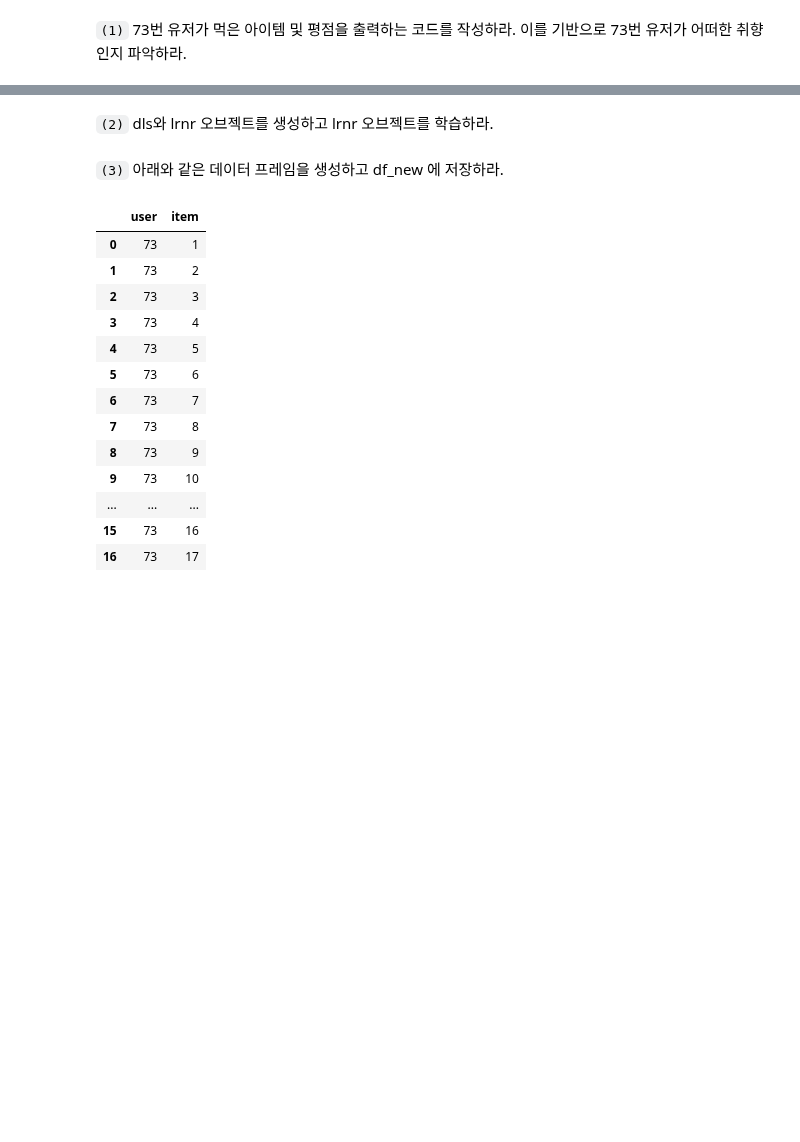
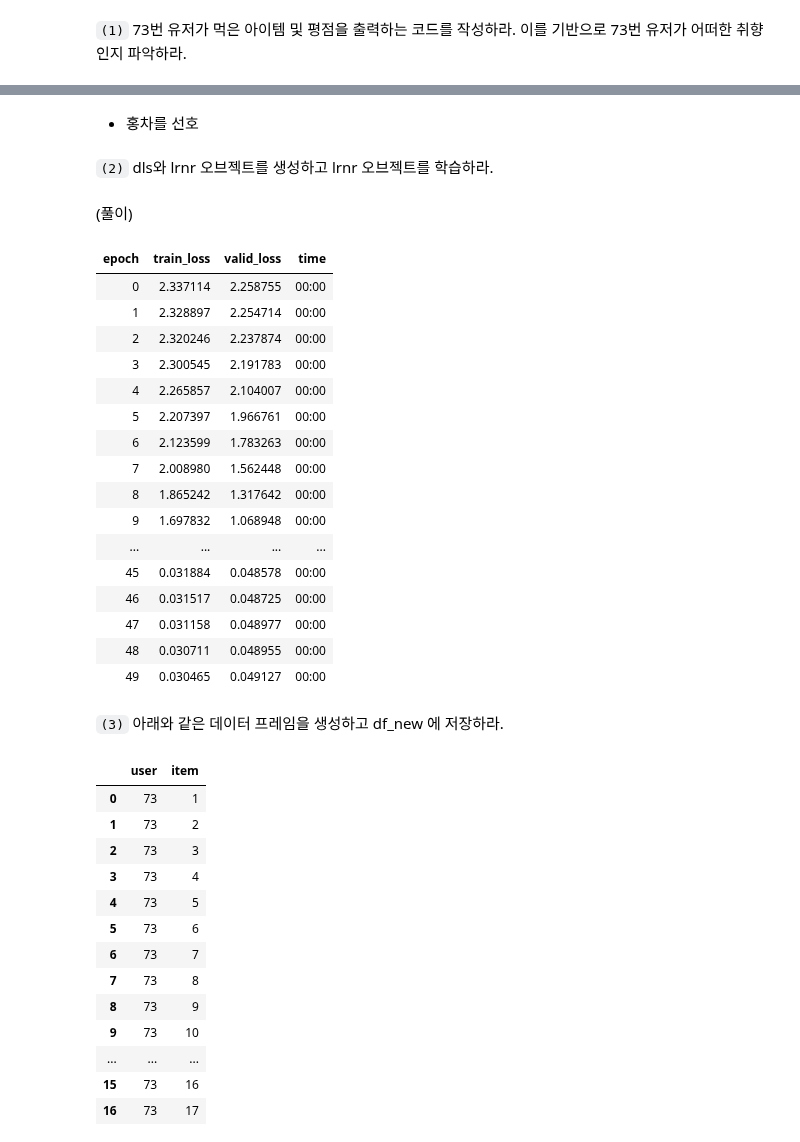
Before and after one commit to guebin/DL2022_backup, a Jupyter notebook: _notebooks/2022-09-19-Assignment 1.ipynb, the cells around one changed output, grey strips where cells are left out. Saved outputs shown, nothing was run; the diff lists cells and outputs as text; code cells hidden in the pictures; blank space fills up the shorter version.

```diff
--- a/_notebooks/2022-09-19-Assignment 1.ipynb
+++ b/_notebooks/2022-09-19-Assignment 1.ipynb
@@ -54,5 +160,32 @@ df = pd.read_csv('https://raw.githubusercontent.com/guebin/DL2022/master/_notebo
+# %% [markdown]
+- 홍차를 선호
 # %% [markdown]
 `(2)` dls와 lrnr 오브젝트를 생성하고 lrnr 오브젝트를 학습하라.
+# %% [markdown]
+(풀이)
+# %%
+dls = CollabDataLoaders.from_df(df)
+lrnr = collab_learner(dls,y_range=(0,5))
+# %%
+lrnr.fit(50)
+# %% [output]
+| epoch | train_loss | valid_loss | time |
+| 0 | 2.337114 | 2.258755 | 00:00 |
+| 1 | 2.328897 | 2.254714 | 00:00 |
+| 2 | 2.320246 | 2.237874 | 00:00 |
+| 3 | 2.300545 | 2.191783 | 00:00 |
+| 4 | 2.265857 | 2.104007 | 00:00 |
+| 5 | 2.207397 | 1.966761 | 00:00 |
+| 6 | 2.123599 | 1.783263 | 00:00 |
+| 7 | 2.008980 | 1.562448 | 00:00 |
+| 8 | 1.865242 | 1.317642 | 00:00 |
+| 9 | 1.697832 | 1.068948 | 00:00 |
+| ... | ... | ... | ... |
+| 45 | 0.031884 | 0.048578 | 00:00 |
+| 46 | 0.031517 | 0.048725 | 00:00 |
+| 47 | 0.031158 | 0.048977 | 00:00 |
+| 48 | 0.030711 | 0.048955 | 00:00 |
+| 49 | 0.030465 | 0.049127 | 00:00 |
 # %% [markdown]
 `(3)` 아래와 같은 데이터 프레임을 생성하고 df_new 에 저장하라.
 # %%
```
Also changed, not shown: parts of 40 cells of this notebook, 1 other file.
